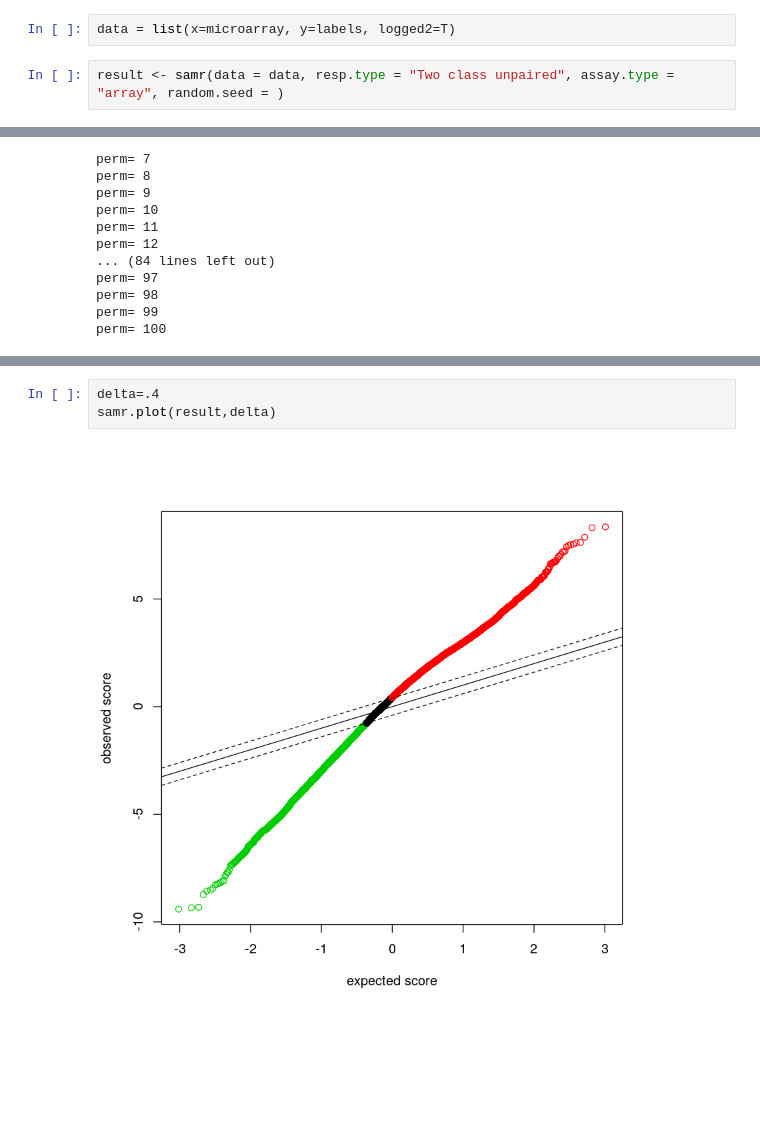
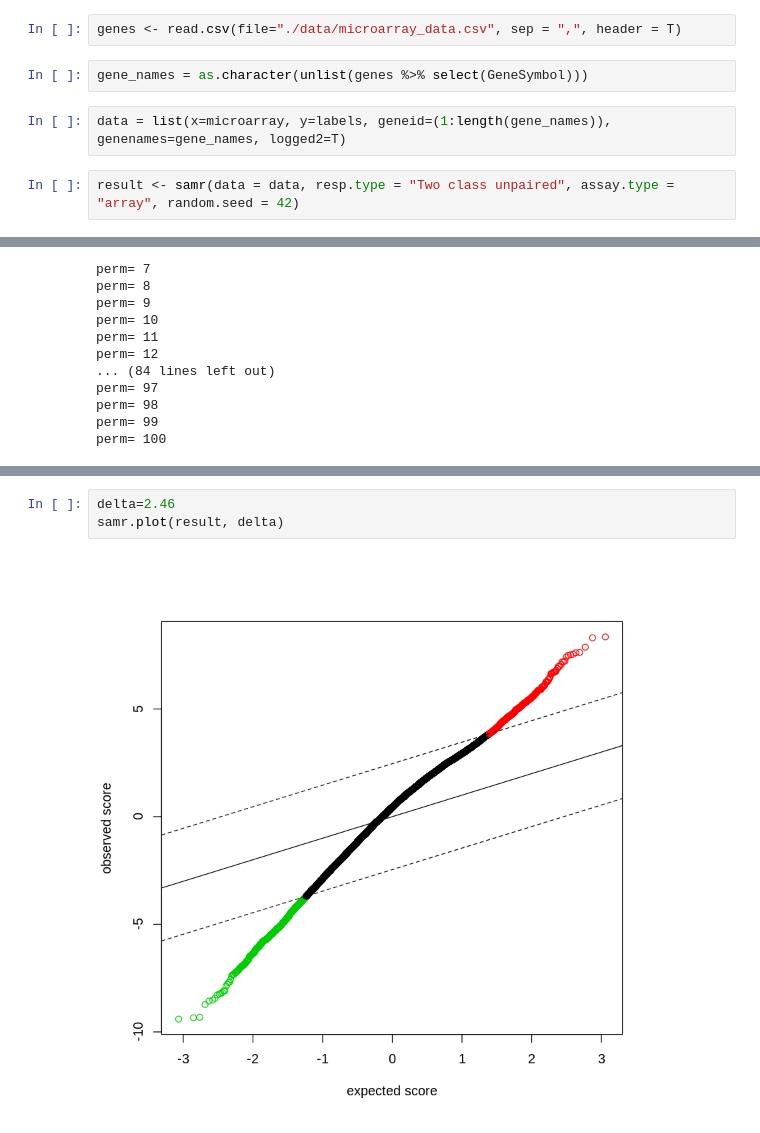
Before and after one commit to sjwilczynski/geneExpr, a Jupyter notebook: samr.ipynb, the cells around one changed output, grey strips where cells are left out. Drawn from its saved outputs; the diff is of its cells as text; blank space fills up the shorter version.

```diff
--- a/samr.ipynb
+++ b/samr.ipynb
@@ -13,7 +18,11 @@ length(labels)
+# %%
+genes <- read.csv(file="./data/microarray_data.csv", sep = ",", header = T)
+# %%
+gene_names = as.character(unlist(genes %>% select(GeneSymbol)))
 # %%
-data = list(x=microarray, y=labels, logged2=T)
+data = list(x=microarray, y=labels, geneid=(1:length(gene_names)), genenames=gene_names, logged2=T)
 # %%
-result <- samr(data = data, resp.type = "Two class unpaired", assay.type = "array", random.seed = )
+result <- samr(data = data, resp.type = "Two class unpaired", assay.type = "array", random.seed = 42)
 # %% [output]
 Warning message in factorial(length(y)):
 “wartość poza zakresem w 'gammafn'”
@@ -37,6 +85,6 @@ perm= 100
 # %%
-delta=.4
-samr.plot(result,delta)
+delta=2.46
+samr.plot(result, delta)
 # %% [output]
-[figure, old version]
+[figure, new version]
 # %%
```
Also changed, not shown: parts of 9 cells of this notebook, 1 other file.
